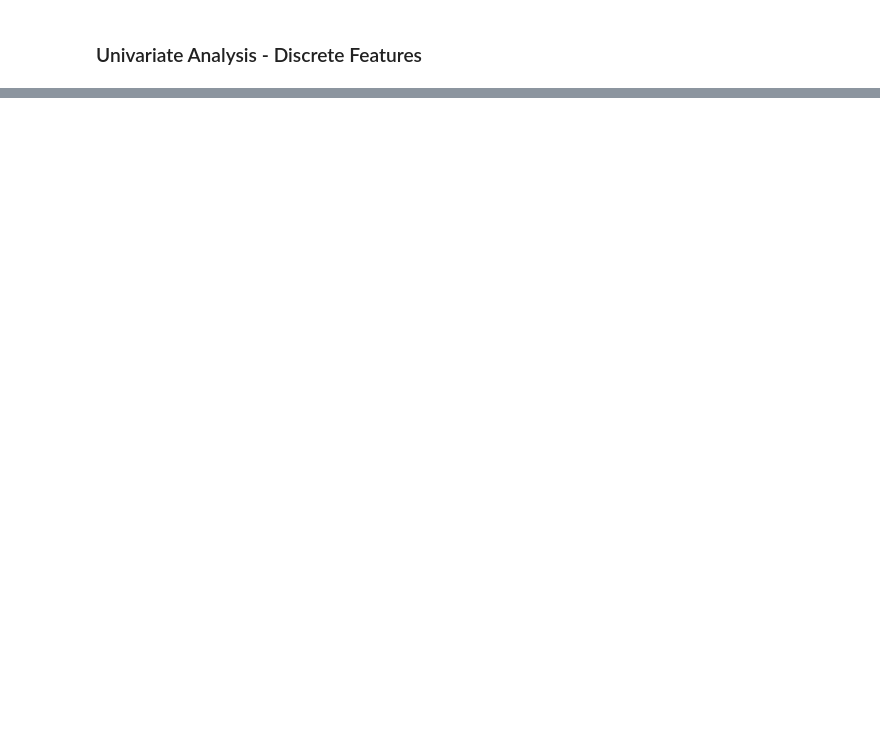
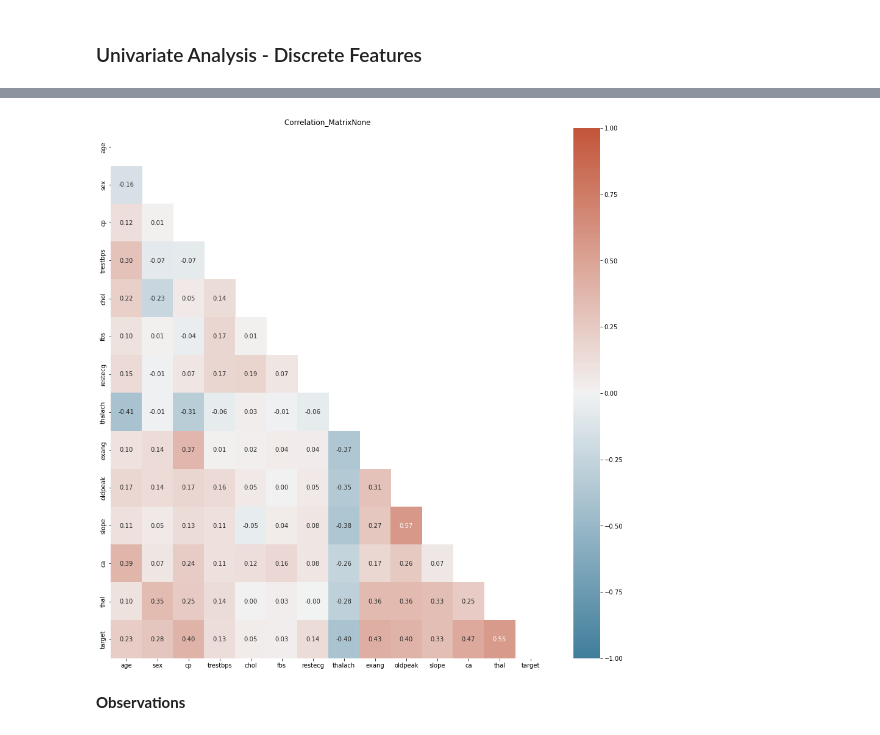
Before and after one commit to viralbthakar/CP8210-DB-Design, a Jupyter notebook: Assignment - 2 - StatsModels/Sollution.ipynb, the cells around one changed output, grey strips where cells are left out. Drawn from its saved outputs; the diff is of its cells as text; code cells hidden in the pictures; blank space fills up the shorter version.

```diff
--- a/Assignment - 2 - StatsModels/Sollution.ipynb
+++ b/Assignment - 2 - StatsModels/Sollution.ipynb
@@ -425,0 +446,15 @@ for discrete_column in discrete_columns:
+# %%
+corr = correlation_analysis(
+    train_df,
+    method='pearson',
+    save_flag=False,
+    plot_dir="plots",
+    title=None,
+    prefix="Correlation_Matrix",
+    postfix=" ",
+    figsize=(16, 16)
+)
+# %% [output]
+[figure, added]
+# %% [markdown]
+**Observations**
```
Also changed, not shown: parts of 98 cells of this notebook, 34 other files.
